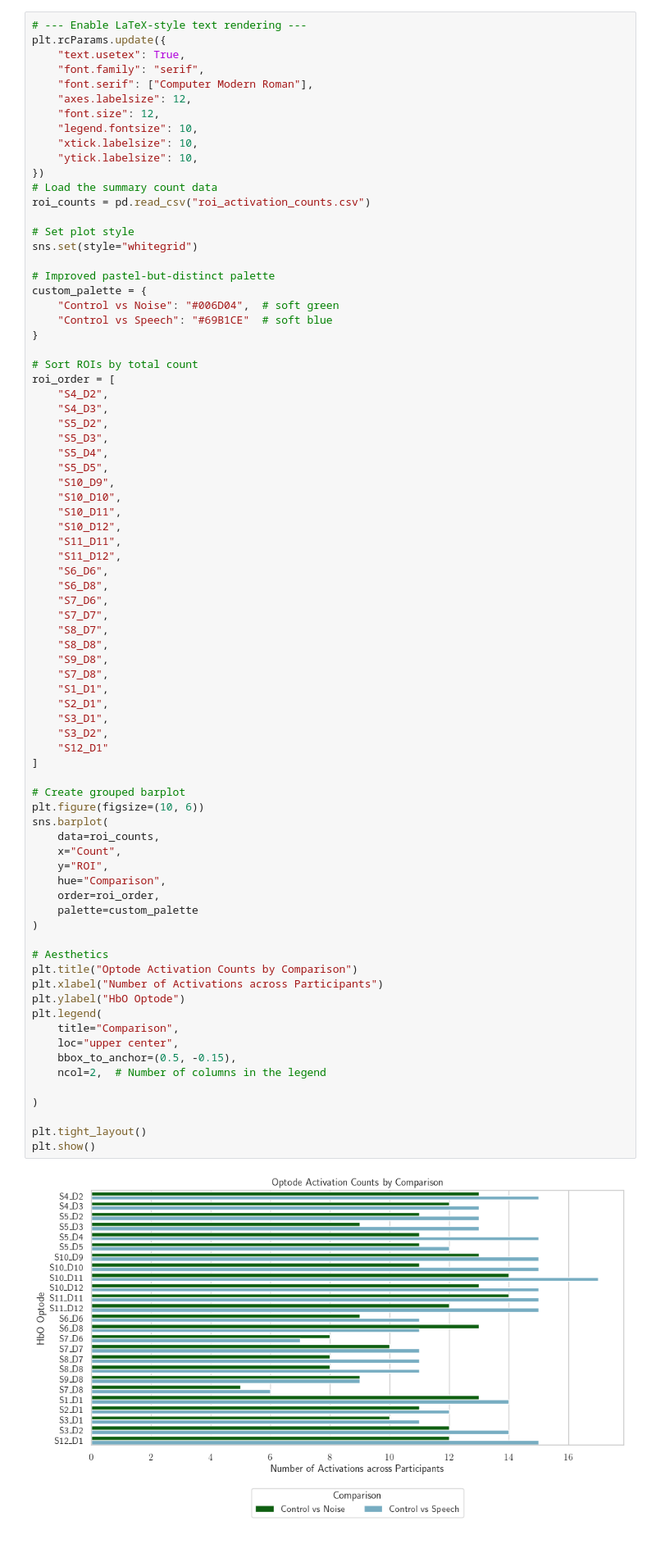
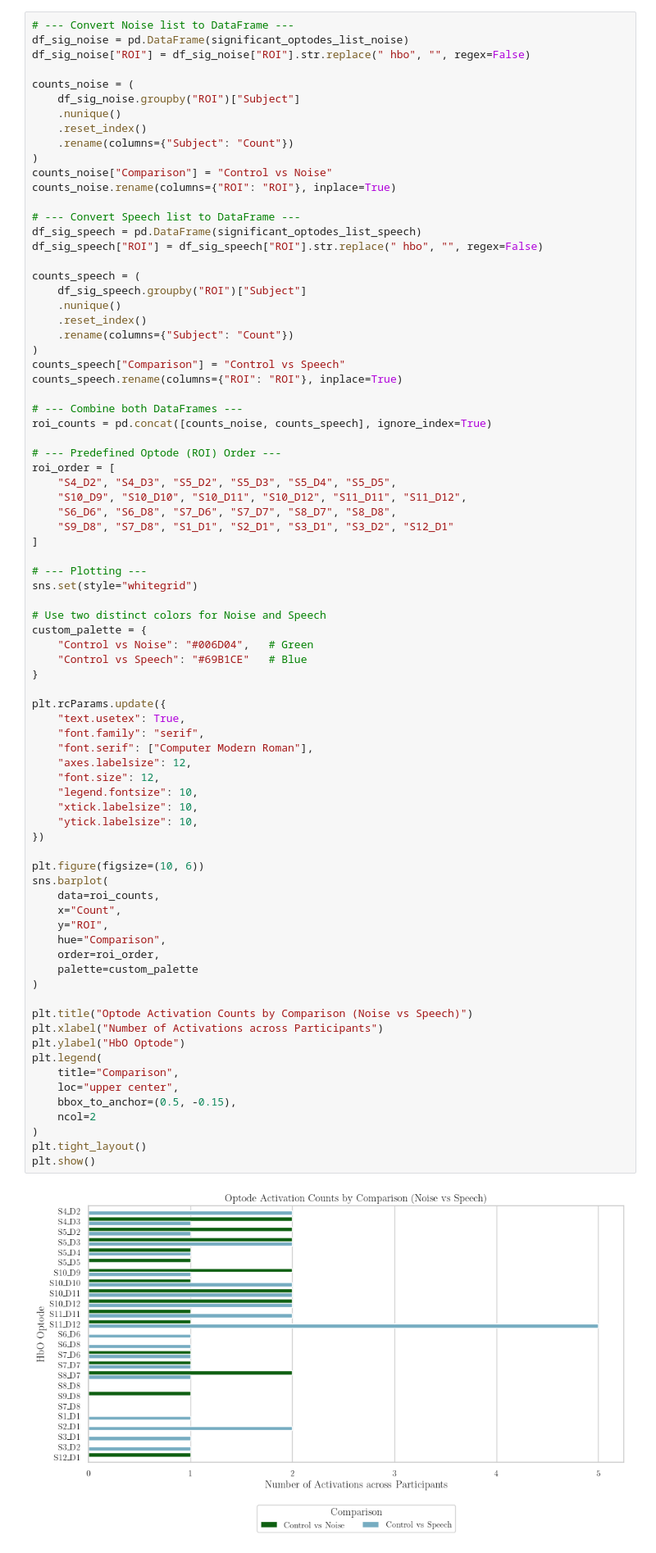
Before and after one commit to sabeca1/Master-Thesis-Sara, a Jupyter notebook: 4. WAA CLEANED CODE/final_analysis_WAA_cleaned.ipynb, the cells around one changed output. Shown at 82% size. Cells and saved outputs as stored; diff of their text form.

```diff
--- a/4. WAA CLEANED CODE/final_analysis_WAA_cleaned.ipynb
+++ b/4. WAA CLEANED CODE/final_analysis_WAA_cleaned.ipynb
@@ -1386,85 +1503,86 @@ Subject 02, Session 02 - Rejected 1 epochs in Noise
 # %% [markdown]
 ### Channel-Activation Counts Figure
 # %%
-# --- Enable LaTeX-style text rendering ---
+# --- Convert Noise list to DataFrame ---
+df_sig_noise = pd.DataFrame(significant_optodes_list_noise)
+df_sig_noise["ROI"] = df_sig_noise["ROI"].str.replace(" hbo", "", regex=False)
+
+counts_noise = (
+    df_sig_noise.groupby("ROI")["Subject"]
+    .nunique()
+    .reset_index()
+    .rename(columns={"Subject": "Count"})
+)
+counts_noise["Comparison"] = "Control vs Noise"
+counts_noise.rename(columns={"ROI": "ROI"}, inplace=True)
+
+# --- Convert Speech list to DataFrame ---
+df_sig_speech = pd.DataFrame(significant_optodes_list_speech)
+df_sig_speech["ROI"] = df_sig_speech["ROI"].str.replace(" hbo", "", regex=False)
+
+counts_speech = (
+    df_sig_speech.groupby("ROI")["Subject"]
+    .nunique()
+    .reset_index()
+    .rename(columns={"Subject": "Count"})
+)
+counts_speech["Comparison"] = "Control vs Speech"
+counts_speech.rename(columns={"ROI": "ROI"}, inplace=True)
+
+# --- Combine both DataFrames ---
+roi_counts = pd.concat([counts_noise, counts_speech], ignore_index=True)
+
+# --- Predefined Optode (ROI) Order ---
+roi_order = [
+    "S4_D2", "S4_D3", "S5_D2", "S5_D3", "S5_D4", "S5_D5",
+    "S10_D9", "S10_D10", "S10_D11", "S10_D12", "S11_D11", "S11_D12",
+    "S6_D6", "S6_D8", "S7_D6", "S7_D7", "S8_D7", "S8_D8",
+    "S9_D8", "S7_D8", "S1_D1", "S2_D1", "S3_D1", "S3_D2", "S12_D1"
+]
+
+# --- Plotting ---
+sns.set(style="whitegrid")
+
+# Use two distinct colors for Noise and Speech
+custom_palette = {
+    "Control vs Noise": "#006D04",   # Green
+    "Control vs Speech": "#69B1CE"   # Blue
+}
+
 plt.rcParams.update({
     "text.usetex": True,
     "font.family": "serif",
     "font.serif": ["Computer Modern Roman"],
     "axes.labelsize": 12,
     "font.size": 12,
     "legend.fontsize": 10,
     "xtick.labelsize": 10,
     "ytick.labelsize": 10,
 })
-# Load the summary count data
-roi_counts = pd.read_csv("roi_activation_counts.csv")
 
-# Set plot style
-sns.set(style="whitegrid")
-
-# Improved pastel-but-distinct palette
-custom_palette = {
-    "Control vs Noise": "#006D04",  # soft green
-    "Control vs Speech": "#69B1CE"  # soft blue
-}
-
-# Sort ROIs by total count
-roi_order = [
-    "S4_D2",
-    "S4_D3",
-    "S5_D2",
-    "S5_D3",
-    "S5_D4",
-    "S5_D5",
-    "S10_D9",
-    "S10_D10",
-    "S10_D11",
-    "S10_D12",
-    "S11_D11",
-    "S11_D12",
-    "S6_D6",
-    "S6_D8",
-    "S7_D6",
-    "S7_D7",
-    "S8_D7",
-    "S8_D8",
-    "S9_D8",
-    "S7_D8",
-    "S1_D1",
-    "S2_D1",
-    "S3_D1",
-    "S3_D2",
-    "S12_D1"
-]
-
-# Create grouped barplot
 plt.figure(figsize=(10, 6))
 sns.barplot(
     data=roi_counts,
     x="Count",
     y="ROI",
     hue="Comparison",
     order=roi_order,
     palette=custom_palette
 )
 
-# Aesthetics
-plt.title("Optode Activation Counts by Comparison")
+plt.title("Optode Activation Counts by Comparison (Noise vs Speech)")
 plt.xlabel("Number of Activations across Participants")
 plt.ylabel("HbO Optode")
 plt.legend(
     title="Comparison",
     loc="upper center",
     bbox_to_anchor=(0.5, -0.15),
-    ncol=2,  # Number of columns in the legend
-
+    ncol=2
 )
-
 plt.tight_layout()
 plt.show()
 # %% [output]
-[figure, old version]
+[figure, new version]
 # %% [markdown]
 ### Rquantity Roverlap
 # %% [markdown]
```
Also changed, not shown: parts of 6 cells of this notebook.
